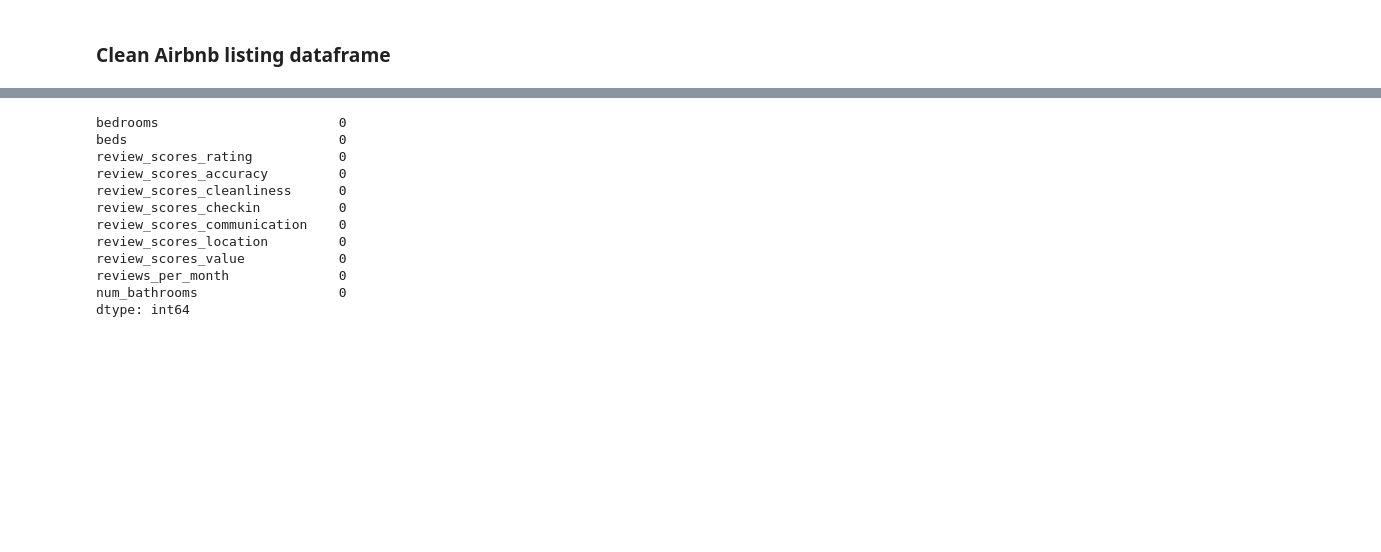
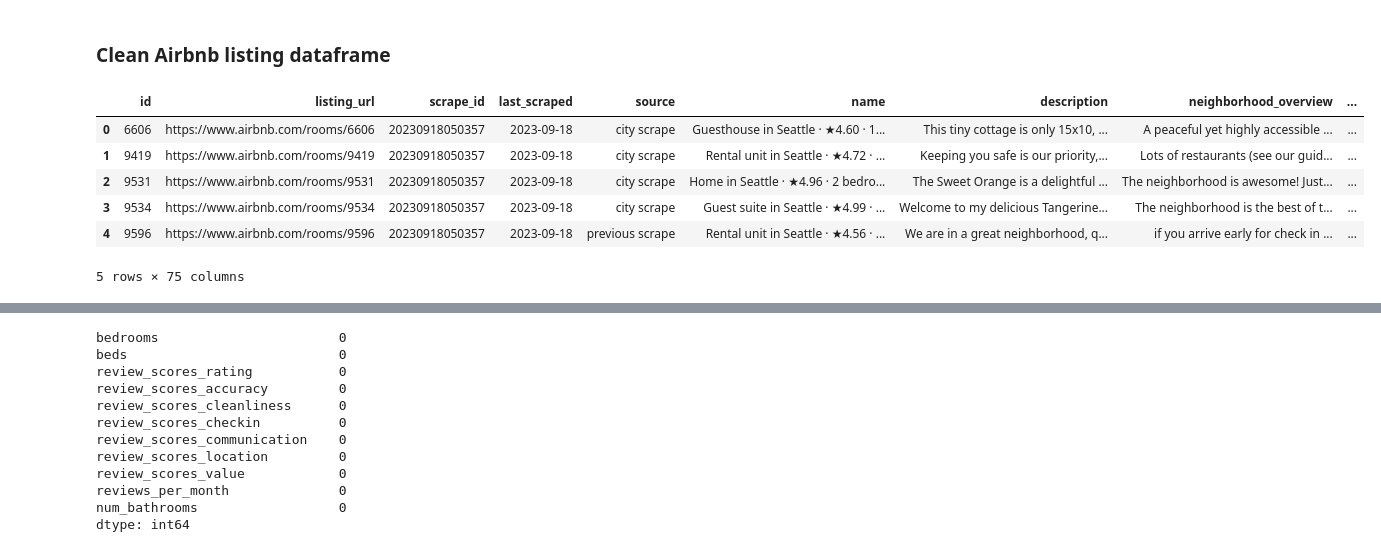
Before and after one commit to kflemming30/6505-Project, a Jupyter notebook: airbnb_data_exploration.ipynb, the cells around one changed output, grey strips where cells are left out. Drawn from its saved outputs; the diff is of its cells as text; code cells hidden in the pictures; blank space fills up the shorter version.

Commit message:
Created full listing file

```diff
--- a/airbnb_data_exploration.ipynb
+++ b/airbnb_data_exploration.ipynb
@@ -374,8 +398,29 @@ print(seattle_crime)
 # %%
 # Read location info and listings CSV files into pandas DataFrames
 seattle_listings = pd.read_csv('http://data.insideairbnb.com/united-states/wa/seattle/2023-09-18/data/listings.csv.gz')
+la_listings = pd.read_csv('http://data.insideairbnb.com/united-states/ca/los-angeles/2023-09-03/data/listings.csv.gz')
+oakland_listings = pd.read_csv('http://data.insideairbnb.com/united-states/ca/oakland/2023-09-18/data/listings.csv.gz')
+boston_listings = pd.read_csv('http://data.insideairbnb.com/united-states/ma/boston/2023-09-16/data/listings.csv.gz')
+nyc_listings = pd.read_csv('http://data.insideairbnb.com/united-states/ny/new-york-city/2023-11-01/data/listings.csv.gz')
+new_orleans_listings = pd.read_csv('http://data.insideairbnb.com/united-states/la/new-orleans/2023-09-03/data/listings.csv.gz')
+austin_listings = pd.read_csv('http://data.insideairbnb.com/united-states/tx/austin/2023-09-10/data/listings.csv.gz')
+chicago_listings = pd.read_csv('http://data.insideairbnb.com/united-states/il/chicago/2023-09-12/data/listings.csv.gz')
+nashville_listings = pd.read_csv('http://data.insideairbnb.com/united-states/tn/nashville/2023-09-16/data/listings.csv.gz')
+
+def concatenate_listings_dataframes(*dfs):
+    concatenated_df = pd.concat(dfs, ignore_index=True)
+    return concatenated_df
+all_listings = concatenate_listings_dataframes(seattle_listings, la_listings, oakland_listings, boston_listings, nyc_listings, new_orleans_listings, austin_listings, chicago_listings, nashville_listings)
 # %% [markdown]
 ### Clean Airbnb listing dataframe
 # %%
-seattle_listings.head()
+all_listings.head()
+# %% [output]
+|  | id | listing_url | scrape_id | last_scraped | source | name | description | neighborhood_overview | ... |
+| 0 | 6606 | https://www.airbnb.com/rooms/6606 | 20230918050357 | 2023-09-18 | city scrape | Guesthouse in Seattle · ★4.60 · 1... | This tiny cottage is only 15x10, ... | A peaceful yet highly accessible ... | ... |
+| 1 | 9419 | https://www.airbnb.com/rooms/9419 | 20230918050357 | 2023-09-18 | city scrape | Rental unit in Seattle · ★4.72 · ... | Keeping you safe is our priority,... | Lots of restaurants (see our guid... | ... |
+| 2 | 9531 | https://www.airbnb.com/rooms/9531 | 20230918050357 | 2023-09-18 | city scrape | Home in Seattle · ★4.96 · 2 bedro... | The Sweet Orange is a delightful ... | The neighborhood is awesome! Just... | ... |
+| 3 | 9534 | https://www.airbnb.com/rooms/9534 | 20230918050357 | 2023-09-18 | city scrape | Guest suite in Seattle · ★4.99 · ... | Welcome to my delicious Tangerine... | The neighborhood is the best of t... | ... |
+| 4 | 9596 | https://www.airbnb.com/rooms/9596 | 20230918050357 | 2023-09-18 | previous scrape | Rental unit in Seattle · ★4.56 · ... | We are in a great neighborhood, q... | if you arrive early for check in ... | ... |
+5 rows × 75 columns
 # %%
```
Also changed, not shown: parts of 19 cells of this notebook.
